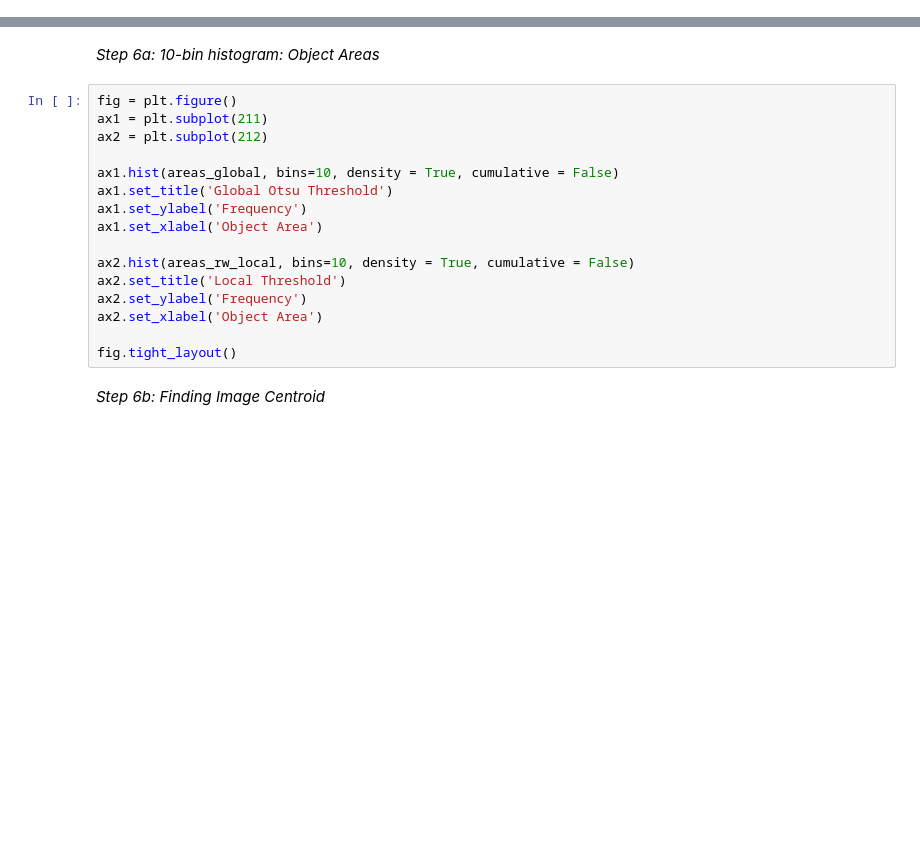
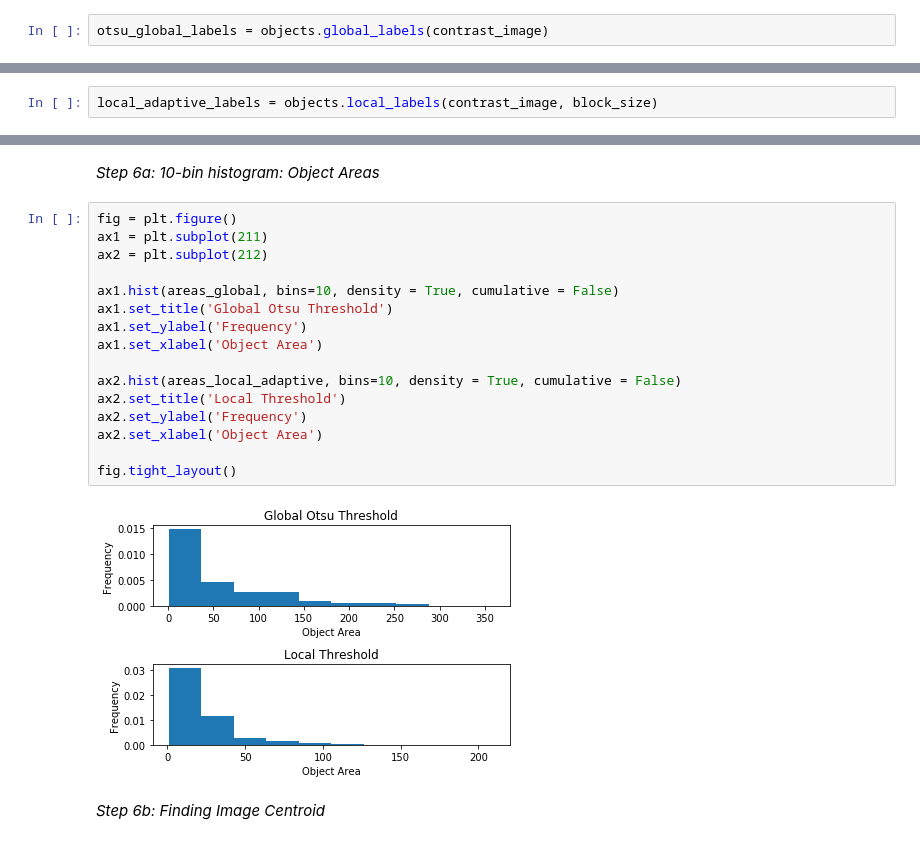
Before and after one commit to hhelmbre/Rockstar-Lifestyle, a Jupyter notebook: examples/Object-Statistics.ipynb, the cells around one changed output, grey strips where cells are left out. Drawn from its saved outputs; the diff is of its cells as text; blank space fills up the shorter version.

Commit message:
Switched otsu and local threshold to functions. Added that functionality to notebooke

```diff
--- a/examples/Object-Statistics.ipynb
+++ b/examples/Object-Statistics.ipynb
@@ -59,2 +49,4 @@ otsu_global_labels = segmentation.random_walker(binary, markers)
+# %%
+otsu_global_labels = objects.global_labels(contrast_image)
 # %% [markdown]
 __Step 6: Local Threshold__
@@ -72,3 +53,5 @@ local_adaptive_labels = segmentation.random_walker(binary_adaptive, markers)
+# %%
+local_adaptive_labels = objects.local_labels(contrast_image, block_size)
 # %%
 fig = plt.figure()
 ax1 = plt.subplot(121)
@@ -104,19 +87,21 @@ areas_local_adaptive = [prop.bbox_area for prop in properties_local]
 # %%
 fig = plt.figure()
 ax1 = plt.subplot(211)
 ax2 = plt.subplot(212)
 
 ax1.hist(areas_global, bins=10, density = True, cumulative = False)
 ax1.set_title('Global Otsu Threshold')
 ax1.set_ylabel('Frequency')
 ax1.set_xlabel('Object Area')
 
-ax2.hist(areas_rw_local, bins=10, density = True, cumulative = False)
+ax2.hist(areas_local_adaptive, bins=10, density = True, cumulative = False)
 ax2.set_title('Local Threshold')
 ax2.set_ylabel('Frequency')
 ax2.set_xlabel('Object Area')
 
 fig.tight_layout()
+# %% [output]
+[figure, added]
 # %% [markdown]
 *Step 6b: Finding Image Centroid*
 # %%
```
Also changed, not shown: parts of 5 cells of this notebook.
